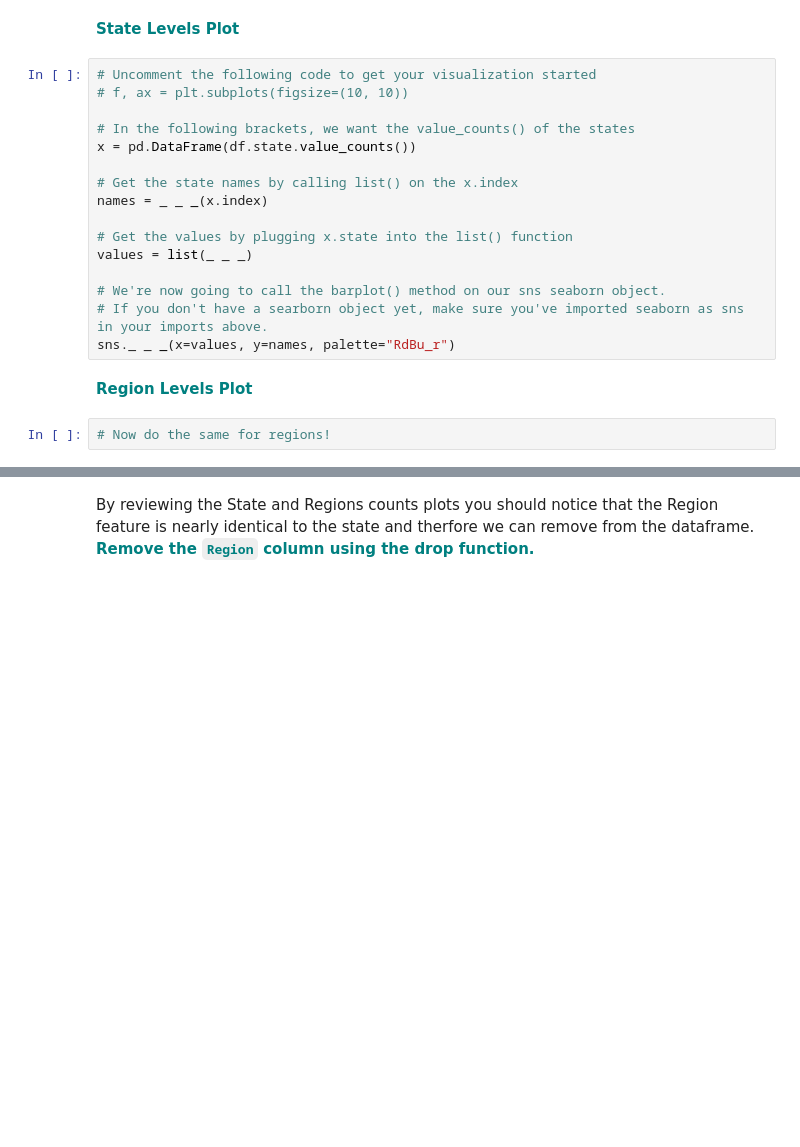
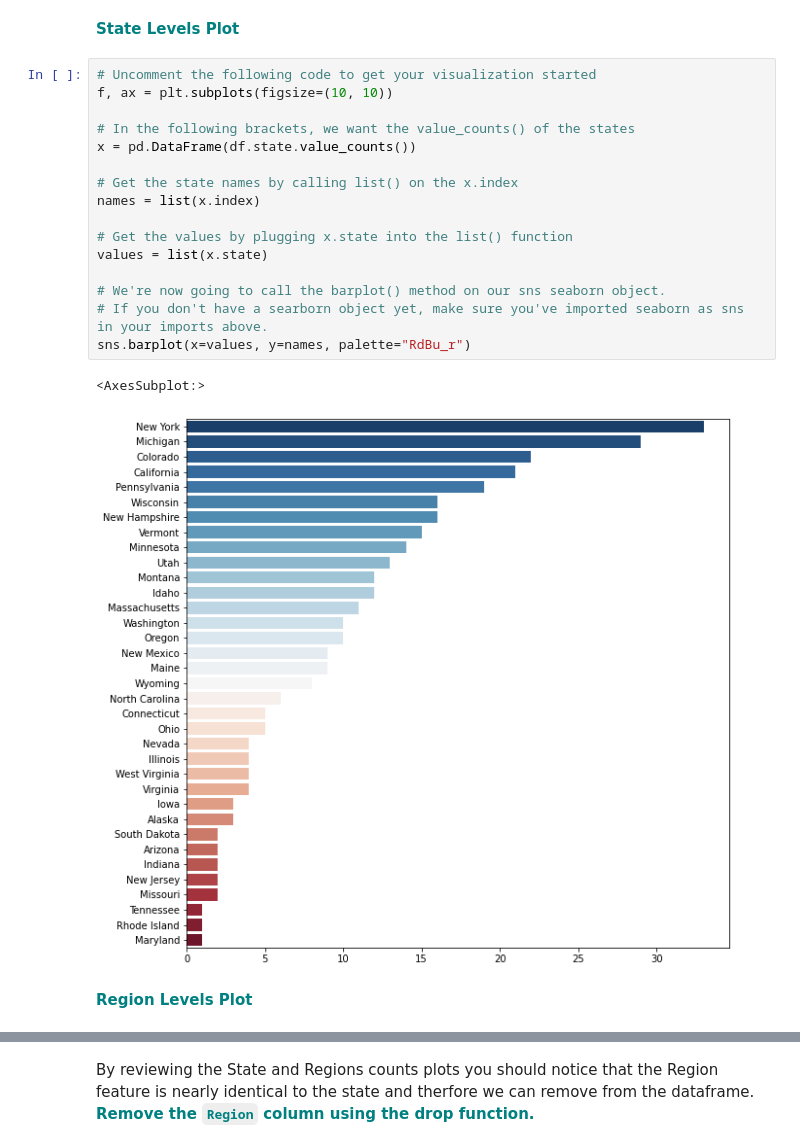
Before and after one commit to frankfletcher/Springboard-Data-Science, a Jupyter notebook: Guided Capstone/GuidedCapstoneStep3HL.ipynb, the cells around one changed output, grey strips where cells are left out. Cells and saved outputs as stored; diff of their text form; blank space fills up the shorter version.

```diff
--- a/Guided Capstone/GuidedCapstoneStep3HL.ipynb
+++ b/Guided Capstone/GuidedCapstoneStep3HL.ipynb
@@ -103,21 +104,22 @@ Look for similarities in the features that may indicate that they are duplicates
 **<font color='teal'>State Levels Plot</font>**
 # %%
 # Uncomment the following code to get your visualization started
-# f, ax = plt.subplots(figsize=(10, 10))
+f, ax = plt.subplots(figsize=(10, 10))
 
 # In the following brackets, we want the value_counts() of the states
 x = pd.DataFrame(df.state.value_counts())
 
 # Get the state names by calling list() on the x.index
-names = _ _ _(x.index)
+names = list(x.index)
 
 # Get the values by plugging x.state into the list() function
-values = list(_ _ _)
+values = list(x.state)
 
 # We're now going to call the barplot() method on our sns seaborn object.
 # If you don't have a searborn object yet, make sure you've imported seaborn as sns in your imports above.
-sns._ _ _(x=values, y=names, palette="RdBu_r")
+sns.barplot(x=values, y=names, palette="RdBu_r")
+# %% [output]
+<AxesSubplot:>
+[figure, added]
 # %% [markdown]
 **<font color='teal'>Region Levels Plot</font>**
-# %%
-# Now do the same for regions!
```
Also changed, not shown: parts of 31 cells of this notebook, 2 other files.
